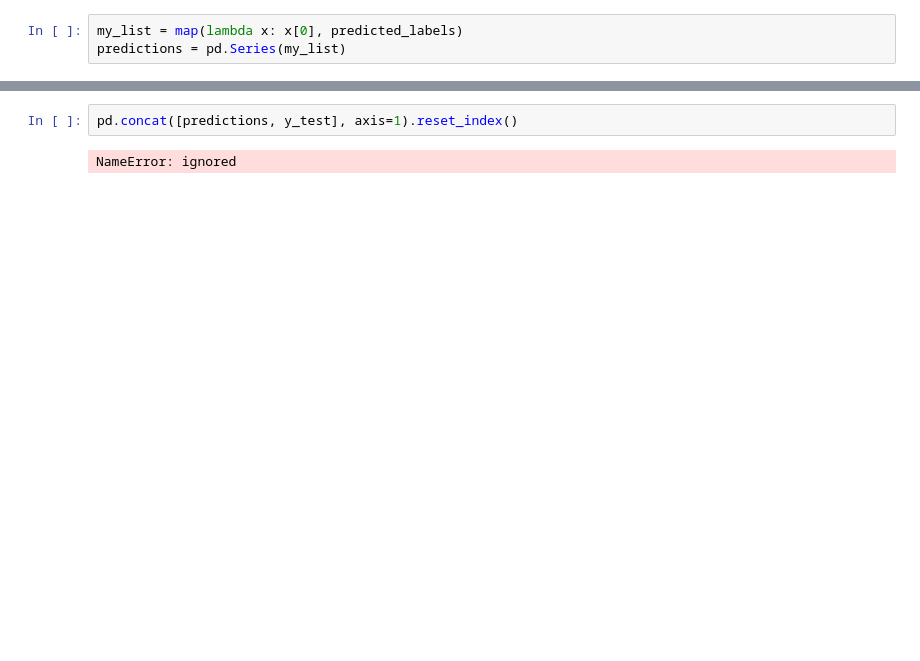
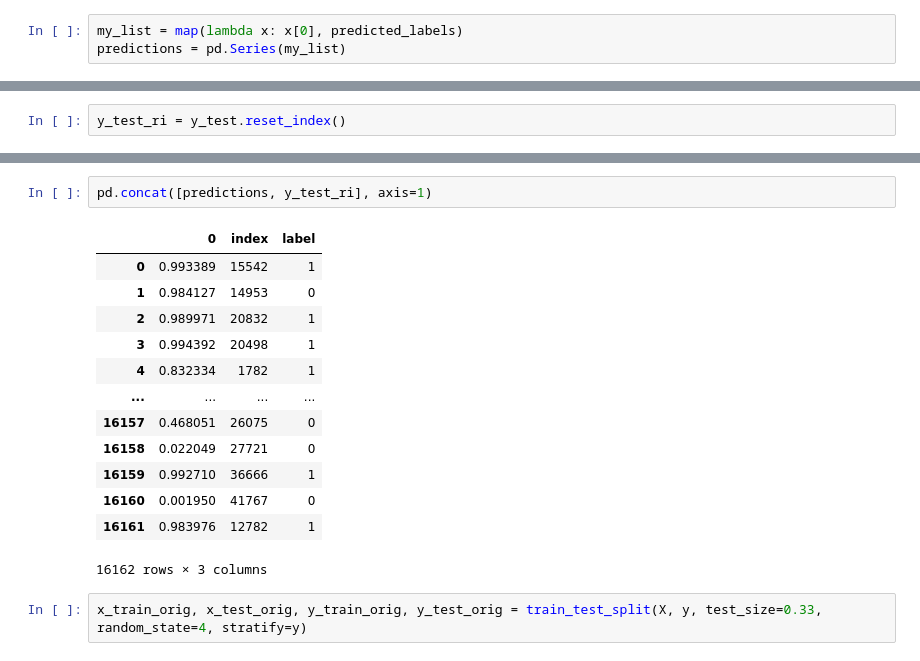
Before and after one commit to mannmoshe/text-recognition, a Jupyter notebook: true_text_detection.ipynb, the cells around one changed output, grey strips where cells are left out. Saved outputs shown, nothing was run; the diff lists cells and outputs as text; blank space fills up the shorter version.

```diff
--- a/true_text_detection.ipynb
+++ b/true_text_detection.ipynb
@@ -202,0 +226,2 @@ predictions = pd.Series(my_list)
+# %%
+y_test_ri = y_test.reset_index()
@@ -203,4 +244,18 @@ predictions = pd.Series(my_list)
 # %%
-pd.concat([predictions, y_test], axis=1).reset_index()
+pd.concat([predictions, y_test_ri], axis=1)
 # %% [output]
+|  | 0 | index | label |
+| 0 | 0.993389 | 15542 | 1 |
+| 1 | 0.984127 | 14953 | 0 |
+| 2 | 0.989971 | 20832 | 1 |
+| 3 | 0.994392 | 20498 | 1 |
+| 4 | 0.832334 | 1782 | 1 |
+| ... | ... | ... | ... |
+| 16157 | 0.468051 | 26075 | 0 |
+| 16158 | 0.022049 | 27721 | 0 |
+| 16159 | 0.992710 | 36666 | 1 |
+| 16160 | 0.001950 | 41767 | 0 |
+| 16161 | 0.983976 | 12782 | 1 |
-NameError: ignored
+16162 rows × 3 columns
+# %%
+x_train_orig, x_test_orig, y_train_orig, y_test_orig = train_test_split(X, y, test_size=0.33, random_state=4, stratify=y)
```
Also changed, not shown: parts of 8 cells of this notebook.
